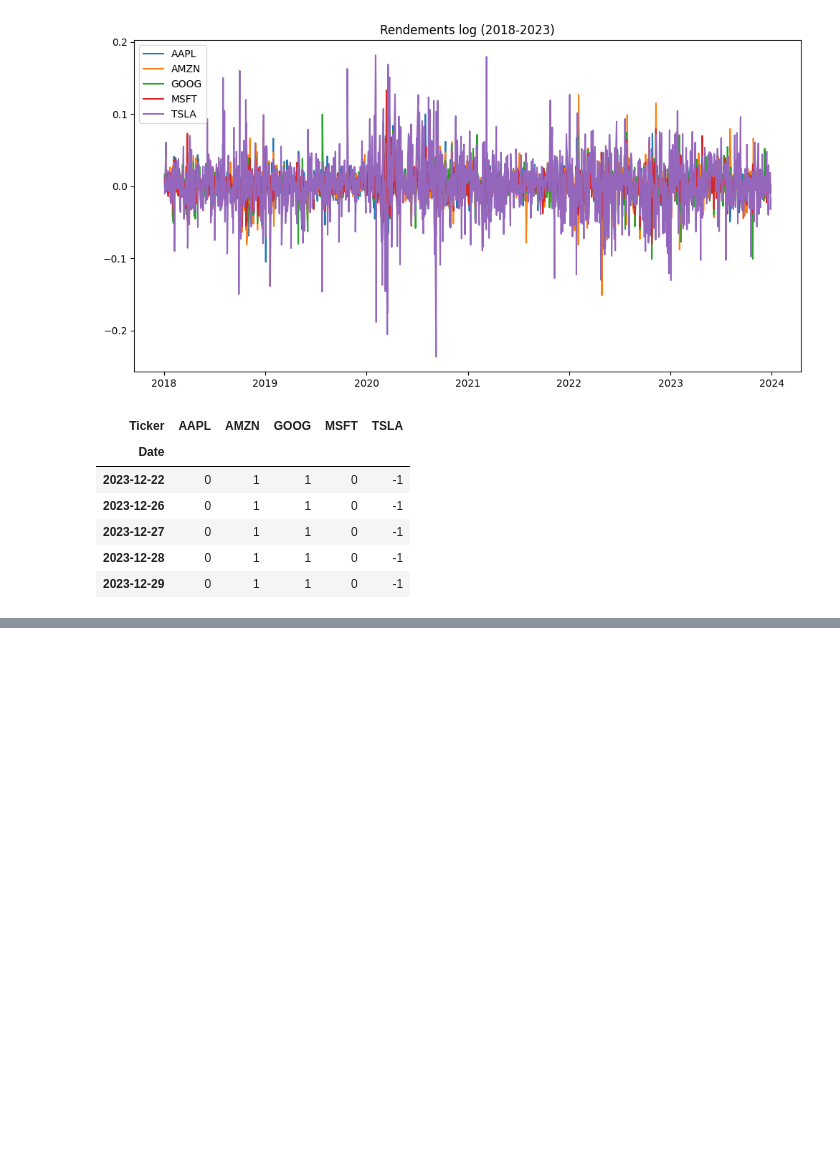
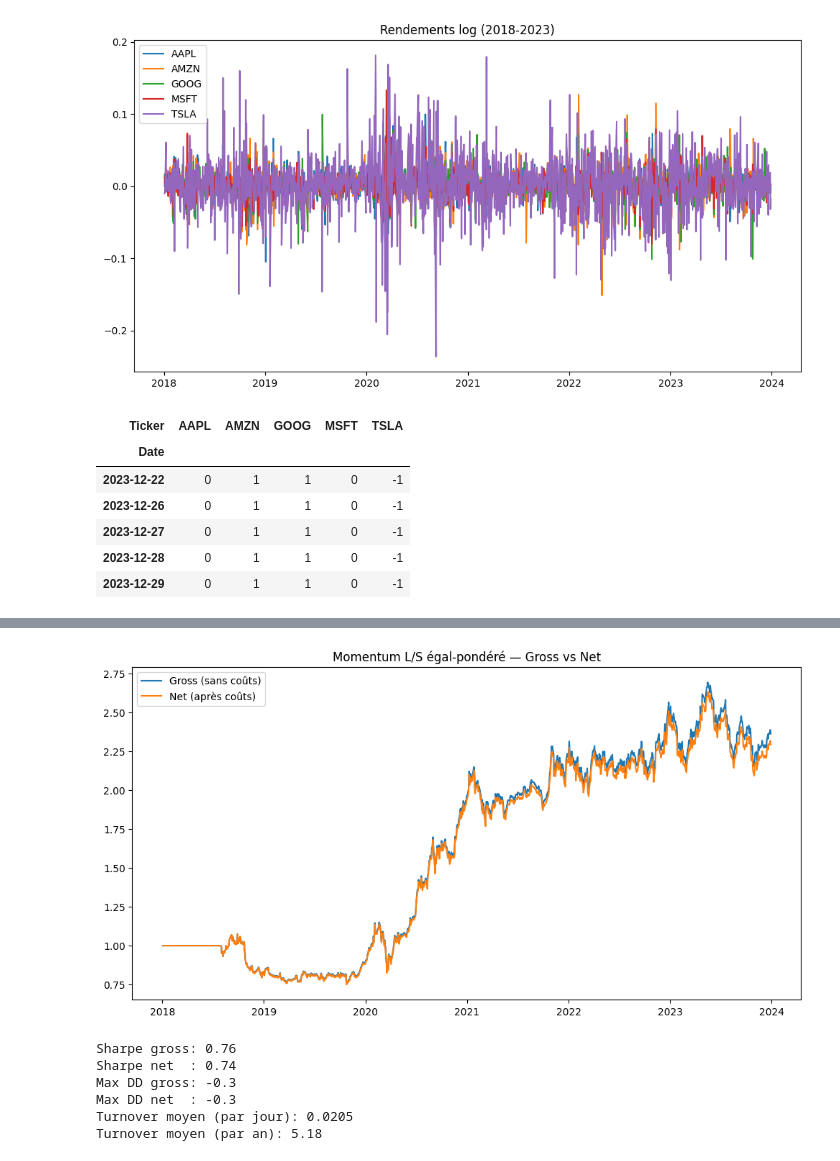
Before and after one commit to Franck-N-C-Richard/Momentum_Strategy, a Jupyter notebook: momentum.ipynb, the cells around one changed output, grey strips where cells are left out. Saved outputs shown, nothing was run; the diff lists cells and outputs as text; code cells hidden in the pictures; blank space fills up the shorter version.

Commit message:
Stratégie Momentum + Backtesting complet et interprétations.

```diff
--- a/momentum.ipynb
+++ b/momentum.ipynb
@@ -104,9 +104,9 @@ signal.tail()
 | 2023-12-28 | 0 | 1 | 1 | 0 | -1 |
 | 2023-12-29 | 0 | 1 | 1 | 0 | -1 |
 # %%
-# Dates de rebalancement: dernier jour ouvré de chaque mois
-rebalance_dates = mom.resample('BM').last().index
+# Dernier jour de trading réellement disponible chaque mois
+rebalance_dates = signal.groupby(signal.index.to_period('M')).tail(1).index
 
+# On prend ces signaux de rebalancement, puis on les propage jusqu'au prochain
 signal_m = signal.loc[rebalance_dates]
-# On "forward-fill" pour tenir la position entre deux rebalancements
 signal_m = signal_m.reindex(signal.index).ffill()
@@ -154,0 +155,41 @@ NameError: name 'signal_m' is not defined
+# %%
+# --- Calcul du turnover entre deux rebalancements ---
+# On ne calcule le turnover que les jours de rebalancement
+# Pour les autres jours, turnover = 0
+
+turnover = (weights.diff().abs().sum(axis=1)).fillna(0)
+
+# --- Coût de transaction ---
+# Hypothèse : 10 bps par unité de turnover
+cost_per_unit = 0.001
+costs = turnover * cost_per_unit
+
+# --- PnL net après coûts ---
+pnl_net = pnl - costs
+
+# Courbe de valeur cumulée (net de coûts)
+equity_curve_net = (1 + pnl_net).cumprod()
+
+# --- Affichage comparatif ---
+plt.figure(figsize=(12,6))
+plt.plot(equity_curve.index, equity_curve, label="Gross (sans coûts)")
+plt.plot(equity_curve_net.index, equity_curve_net, label="Net (après coûts)")
+plt.title("Momentum L/S égal-pondéré — Gross vs Net")
+plt.legend()
+plt.show()
+
+# --- Nouvelles métriques ---
+print("Sharpe gross:", round(sharpe(pnl), 2))
+print("Sharpe net  :", round(sharpe(pnl_net), 2))
+print("Max DD gross:", round(max_drawdown(equity_curve), 2))
+print("Max DD net  :", round(max_drawdown(equity_curve_net), 2))
+print("Turnover moyen (par jour):", round(turnover.mean(), 4))
+print("Turnover moyen (par an):", round(turnover.mean()*252, 2))
+# %% [output]
+[figure, added]
+Sharpe gross: 0.76
+Sharpe net  : 0.74
+Max DD gross: -0.3
+Max DD net  : -0.3
+Turnover moyen (par jour): 0.0205
+Turnover moyen (par an): 5.18
```
Also changed, not shown: parts of 4 cells of this notebook.
